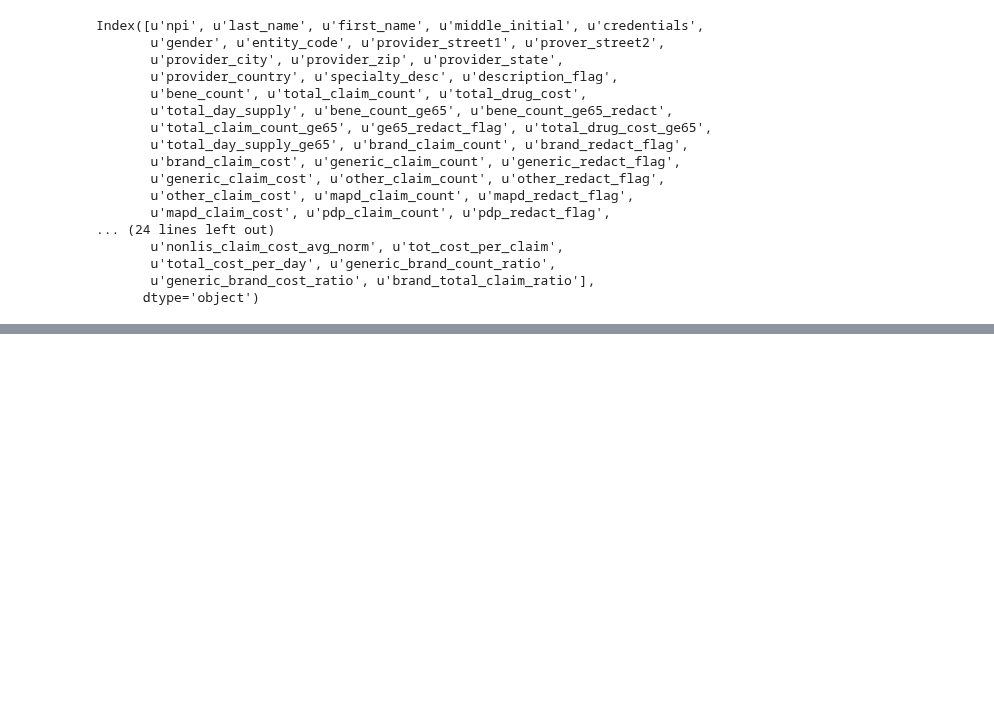
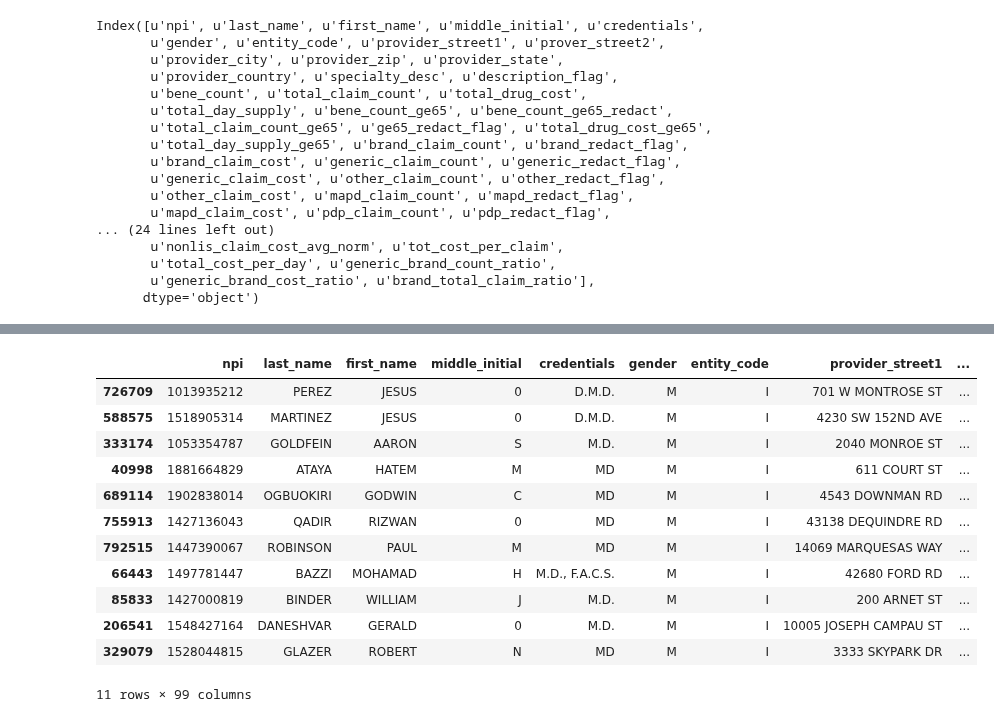
Before and after one commit to aurel1212/medicare-project, a Jupyter notebook: script/npi_13_data_clean.ipynb, the cells around one changed output, grey strips where cells are left out. Drawn from its saved outputs; the diff is of its cells as text; code cells hidden in the pictures; blank space fills up the shorter version.

Commit message:
more model exploration and feature engineering

```diff
--- a/script/npi_13_data_clean.ipynb
+++ b/script/npi_13_data_clean.ipynb
@@ -286,2 +310,4 @@ keep_cols = [u'bene_count',
+# %%
+df_npi.fillna(0, inplace=True)
 # %%
 X_train, X_test = mf.make_train_test_dataset(df_npi)
@@ -289,0 +314,2 @@ NameError: name 'mf' is not defined
+# %%
+mod_if = mf.fit_model(X_train, keep_cols)
@@ -289,0 +318,2 @@ NameError: name 'mf' is not defined
+# %%
+test_df = mf.prediction(X_test, keep_cols, mod_if)
@@ -289,0 +337,18 @@ NameError: name 'mf' is not defined
+# %%
+test_df = mf.check_labels(df_labels, test_df, keep_cols)
+# %%
+test_df[test_df['indicted']==1]
+# %% [output]
+|  | npi | last_name | first_name | middle_initial | credentials | gender | entity_code | provider_street1 | ... |
+| 726709 | 1013935212 | PEREZ | JESUS | 0 | D.M.D. | M | I | 701 W MONTROSE ST | ... |
+| 588575 | 1518905314 | MARTINEZ | JESUS | 0 | D.M.D. | M | I | 4230 SW 152ND AVE | ... |
+| 333174 | 1053354787 | GOLDFEIN | AARON | S | M.D. | M | I | 2040 MONROE ST | ... |
+| 40998 | 1881664829 | ATAYA | HATEM | M | MD | M | I | 611 COURT ST | ... |
+| 689114 | 1902838014 | OGBUOKIRI | GODWIN | C | MD | M | I | 4543 DOWNMAN RD | ... |
+| 755913 | 1427136043 | QADIR | RIZWAN | 0 | MD | M | I | 43138 DEQUINDRE RD | ... |
+| 792515 | 1447390067 | ROBINSON | PAUL | M | MD | M | I | 14069 MARQUESAS WAY | ... |
+| 66443 | 1497781447 | BAZZI | MOHAMAD | H | M.D., F.A.C.S. | M | I | 42680 FORD RD | ... |
+| 85833 | 1427000819 | BINDER | WILLIAM | J | M.D. | M | I | 200 ARNET ST | ... |
+| 206541 | 1548427164 | DANESHVAR | GERALD | 0 | M.D. | M | I | 10005 JOSEPH CAMPAU ST | ... |
+| 329079 | 1528044815 | GLAZER | ROBERT | N | MD | M | I | 3333 SKYPARK DR | ... |
+11 rows × 99 columns
```
Also changed, not shown: parts of 7 cells of this notebook, 5 other files.
